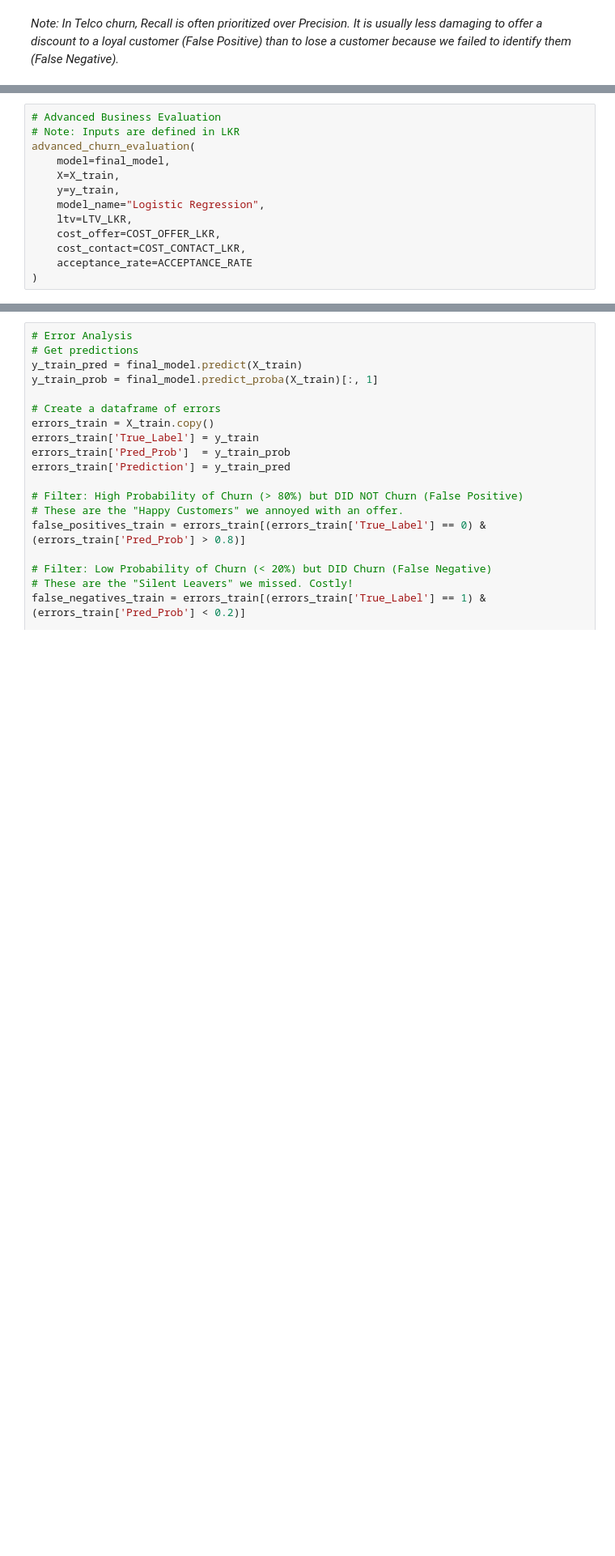
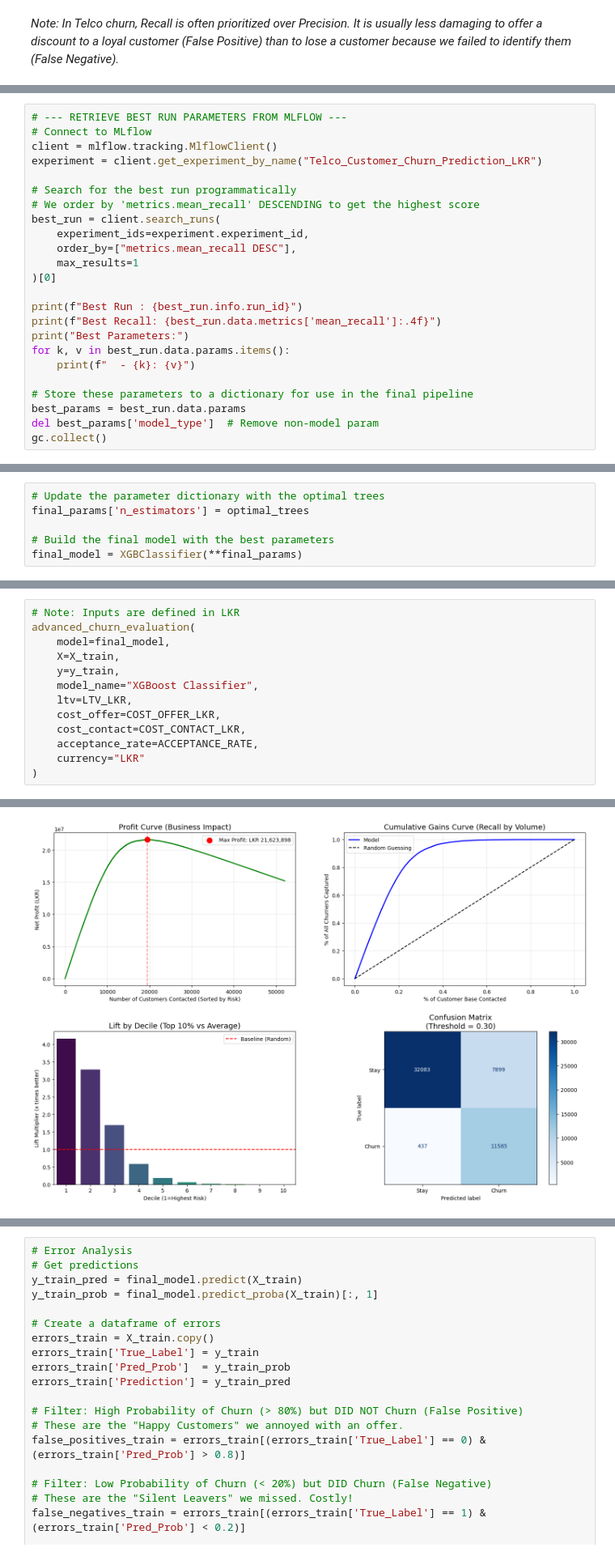
Before and after one commit to tejakusumah-y2008hub/telco-customer-churn-prediction, a Jupyter notebook: notebooks/3.0-yusuftejakusumah-modeling-and-evaluation.ipynb, the cells around one changed output, grey strips where cells are left out. Shown at 81% size. Drawn from its saved outputs; the diff is of its cells as text; blank space fills up the shorter version.

Commit message:
Hyperparameter-Tuning & Model Evaluation

```diff
--- a/notebooks/3.0-yusuftejakusumah-modeling-and-evaluation.ipynb
+++ b/notebooks/3.0-yusuftejakusumah-modeling-and-evaluation.ipynb
@@ -304,0 +462,24 @@ final_model = Pipeline([
+# %%
+# --- RETRIEVE BEST RUN PARAMETERS FROM MLFLOW ---
+# Connect to MLflow
+client = mlflow.tracking.MlflowClient()
+experiment = client.get_experiment_by_name("Telco_Customer_Churn_Prediction_LKR")
+
+# Search for the best run programmatically
+# We order by 'metrics.mean_recall' DESCENDING to get the highest score
+best_run = client.search_runs(
+    experiment_ids=experiment.experiment_id,
+    order_by=["metrics.mean_recall DESC"],
+    max_results=1
+)[0]
+
+print(f"Best Run : {best_run.info.run_id}")
+print(f"Best Recall: {best_run.data.metrics['mean_recall']:.4f}")
+print("Best Parameters:")
+for k, v in best_run.data.params.items():
+    print(f"  - {k}: {v}")
+
+# Store these parameters to a dictionary for use in the final pipeline
+best_params = best_run.data.params
+del best_params['model_type']  # Remove non-model param
+gc.collect()
@@ -305,3 +552,9 @@ final_model = Pipeline([
+# %%
+# Update the parameter dictionary with the optimal trees
+final_params['n_estimators'] = optimal_trees
+
+# Build the final model with the best parameters
+final_model = XGBClassifier(**final_params)
 # %%
 # Fit on full training data
 final_model.fit(X_train, y_train)
@@ -312,13 +579,14 @@ final_model.fit(X_train, y_train)
 # %%
-# Advanced Business Evaluation
 # Note: Inputs are defined in LKR
 advanced_churn_evaluation(
     model=final_model,
     X=X_train,
     y=y_train,
-    model_name="Logistic Regression",
+    model_name="XGBoost Classifier",
     ltv=LTV_LKR,
     cost_offer=COST_OFFER_LKR,
     cost_contact=COST_CONTACT_LKR,
-    acceptance_rate=ACCEPTANCE_RATE
+    acceptance_rate=ACCEPTANCE_RATE,
+    currency="LKR"
 )
+# %% [output]
@@ -325 +610,2 @@ advanced_churn_evaluation(
+[figure, added]
 # %% [markdown]
```
Also changed, not shown: parts of 35 cells of this notebook, 2 other files.
